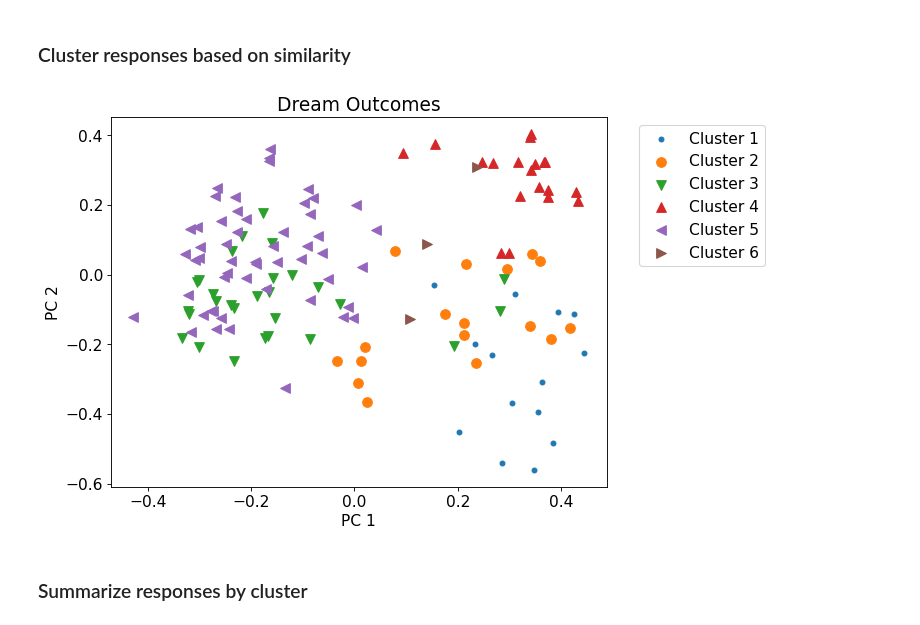
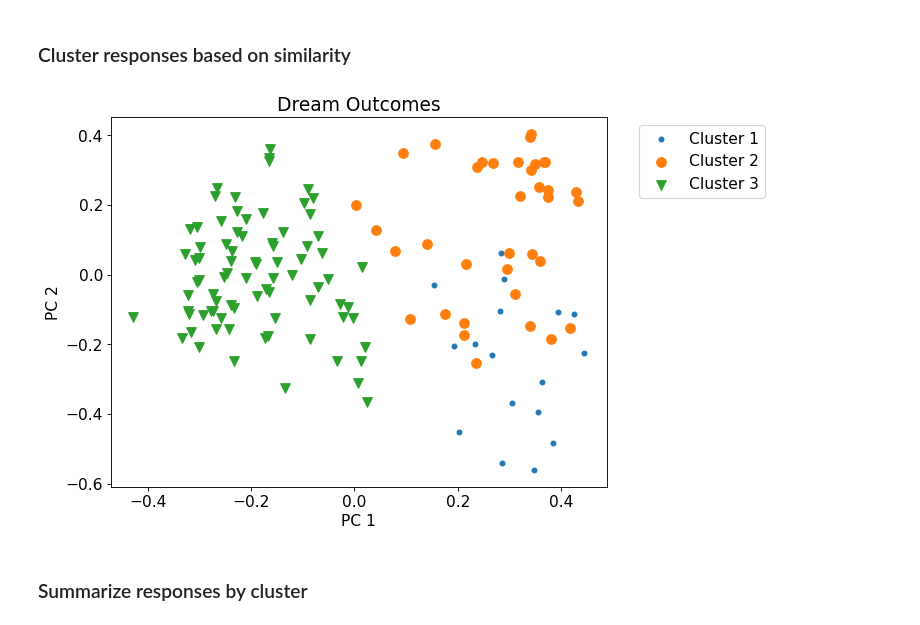
Before and after one commit to ShawhinT/AI-Builders-Bootcamp-7, a Jupyter notebook: session-3/example_2-unstructured_survey_analysis.ipynb, the cells around one changed output. Drawn from its saved outputs; the diff is of its cells as text; code cells hidden in the pictures.

```diff
--- a/session-3/example_2-unstructured_survey_analysis.ipynb
+++ b/session-3/example_2-unstructured_survey_analysis.ipynb
@@ -140,24 +140,24 @@ print(embeddings.shape)
 # %% [markdown]
 ### Cluster responses based on similarity
 # %%
-N = 6
+N = 3
 kmeans = KMeans(n_clusters=N, random_state=0).fit(embeddings)
 
 X = PCA(n_components=2).fit_transform(embeddings)
 plt.figure(figsize=(8, 6), dpi=80)
 plt.rcParams.update({'font.size': 14})
 marker_list = ['.', 'o', 'v', '^', '<', '>', '1', '2']
 
 for i in range(N):
     plt.scatter(X[kmeans.labels_==i, 0], X[kmeans.labels_==i, 1], label=f"Cluster {i+1}", s=75, marker=marker_list[i])
 
 plt.legend(bbox_to_anchor=(1.05, 1), loc='upper left')
 plt.title("Dream Outcomes")
 plt.xlabel("PC 1")
 plt.ylabel("PC 2")
 plt.show()
 # %% [output]
-[figure, old version]
+[figure, new version]
 # %% [markdown]
 ### Summarize responses by cluster
 # %%
```
Also changed, not shown: parts of 2 cells of this notebook, 24 other files.
